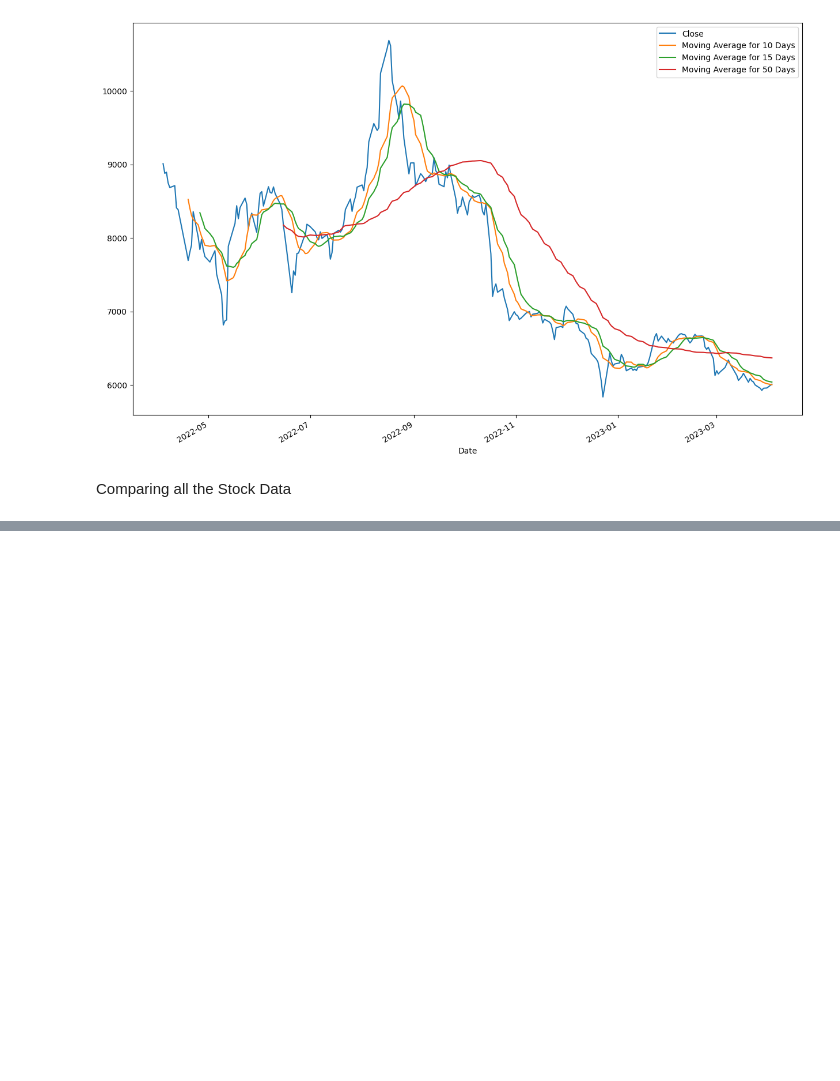
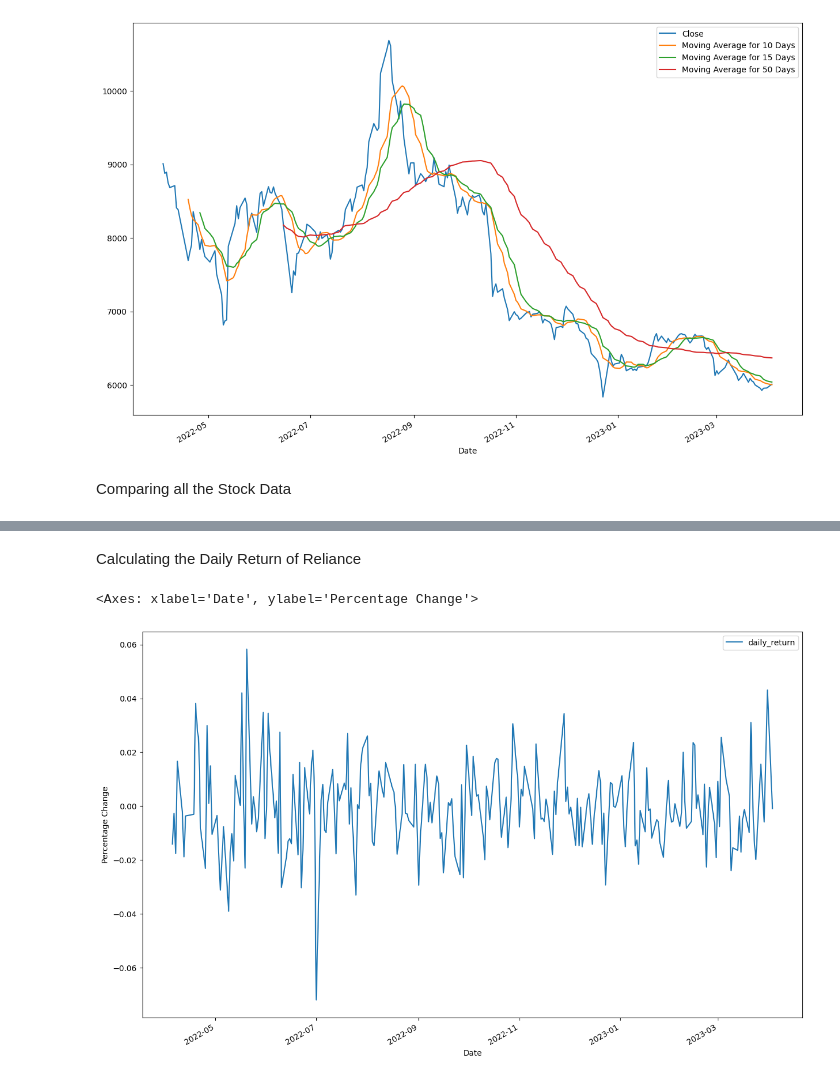
Before and after one commit to suresh130900/python_analisys, a Jupyter notebook: DAP_project.ipynb, the cells around one changed output, grey strips where cells are left out. Drawn from its saved outputs; the diff is of its cells as text; code cells hidden in the pictures; blank space fills up the shorter version.

```diff
--- a/DAP_project.ipynb
+++ b/DAP_project.ipynb
@@ -181,0 +188,14 @@ tata["Close"].plot(legend= True,figsize=(15,10))
+# %% [markdown]
+Calculating the Daily Return of Reliance
+# %%
+daily_return = reliance["Close"].pct_change()
+
+reliance["daily_return"] = daily_return
+reliance
+
+plt.ylabel("Percentage Change")
+
+reliance["daily_return"].plot(legend= True, figsize=(15,10))
+# %% [output]
+<Axes: xlabel='Date', ylabel='Percentage Change'>
+[figure, added]
```
Also changed, not shown: parts of 12 cells of this notebook.
